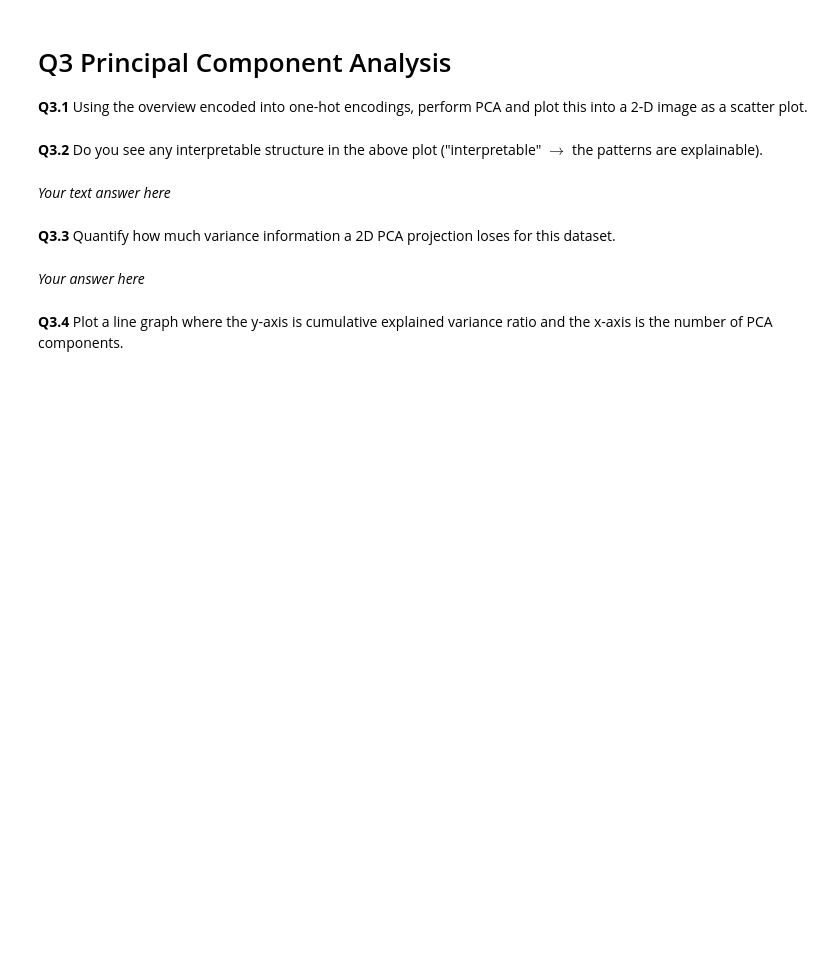
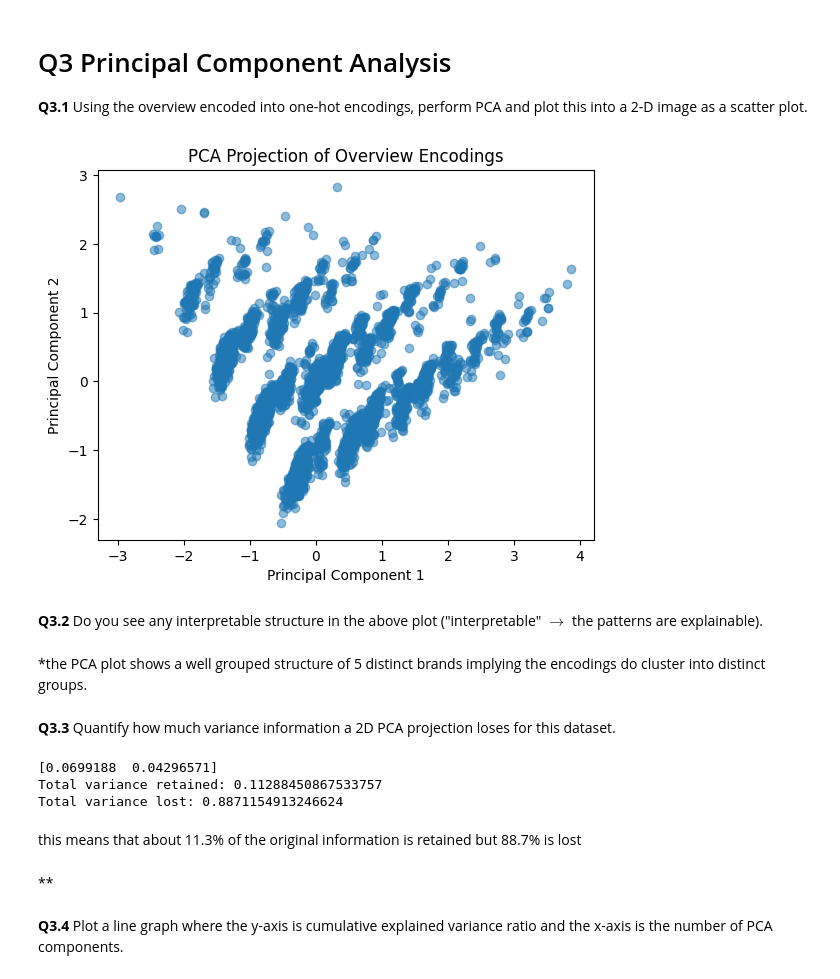
Before and after one commit to kamillaknudsen/tmdl, a Jupyter notebook: Assignment_3.ipynb, the cells around one changed output. Cells and saved outputs as stored; diff of their text form; code cells hidden in the pictures; blank space fills up the shorter version.

```diff
--- a/Assignment_3.ipynb
+++ b/Assignment_3.ipynb
@@ -285,16 +285,39 @@ dtype: object
 # %%
 # import PCA decomposition class from sklearn
 from sklearn.decomposition import PCA
 
+pca = PCA(n_components=2)
+labels_pca = pca.fit_transform(df["one_hot_overview"].tolist())
+
+plt.scatter(labels_pca[:, 0], labels_pca[:, 1], alpha=0.5)
+plt.title("PCA Projection of Overview Encodings")
+plt.xlabel("Principal Component 1")
+plt.ylabel("Principal Component 2")
+plt.show()
+
+
 # we did exactly this in the lecture notebook
+# %% [output]
+[figure, added]
 # %% [markdown]
 **Q3.2** Do you see any interpretable structure in the above plot ("interpretable" $\rightarrow$ the patterns are explainable).
-# %% [markdown]
-*Your text answer here*
+# %% [markdown]
+
+*the PCA plot shows a well grouped structure of 5 distinct brands implying the encodings do  cluster into distinct groups.
 # %% [markdown]
 **Q3.3** Quantify how much variance information a 2D PCA projection loses for this dataset.
-# %% [markdown]
-*Your answer here*
+# %%
+print(pca.explained_variance_ratio_)
+print("Total variance retained:", pca.explained_variance_ratio_.sum())
+print("Total variance lost:", 1 - pca.explained_variance_ratio_.sum())
+# %% [output]
+[0.0699188  0.04296571]
+Total variance retained: 0.11288450867533757
+Total variance lost: 0.8871154913246624
+# %% [markdown]
+this means that about 11.3% of the original information is retained but 88.7% is lost
+# %% [markdown]
+**
 # %% [markdown]
 **Q3.4** Plot a line graph where the y-axis is cumulative explained variance ratio and the x-axis is the number of PCA components.
 # %%
```
Also changed, not shown: parts of 7 cells of this notebook.
